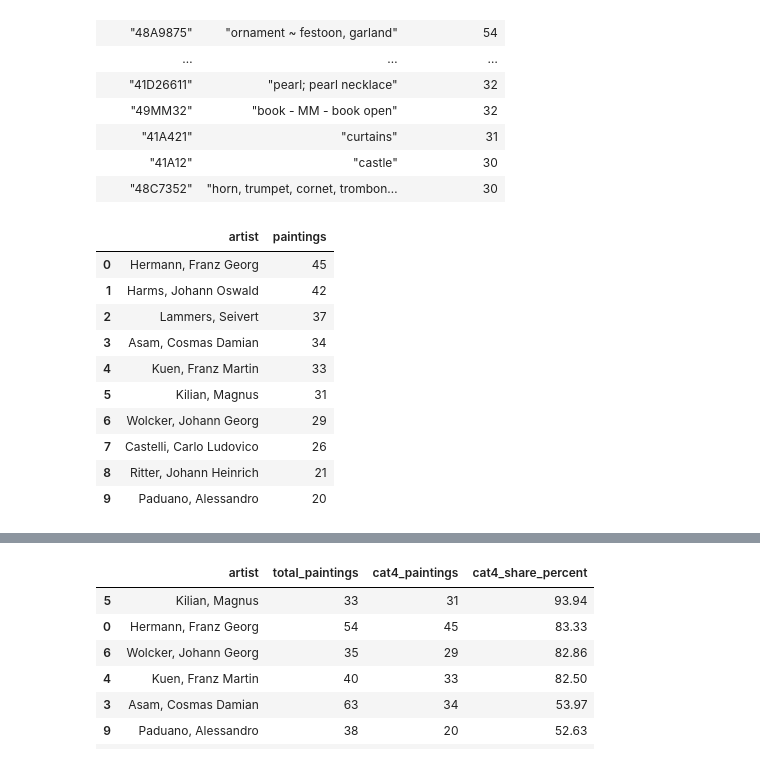
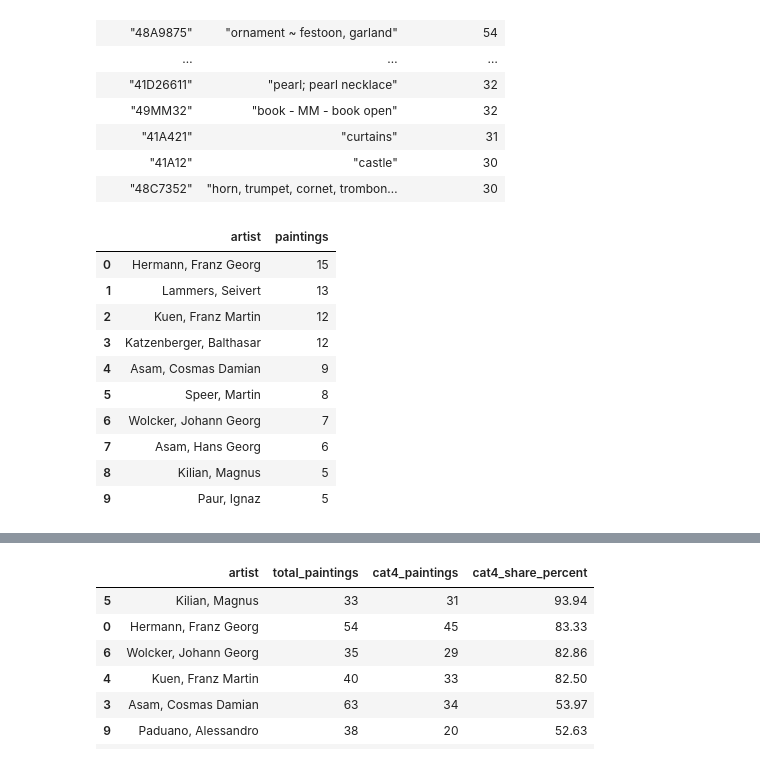
Before and after one commit to ThanosDrossos/course-data-stories-baroque, a Jupyter notebook: src/docs/story/CbDD/DataStory_Baroque_DuckDB.ipynb, the cells around one changed output, grey strips where cells are left out. Cells and saved outputs as stored; diff of their text form; code cells hidden in the pictures.

```diff
--- a/src/docs/story/CbDD/DataStory_Baroque_DuckDB.ipynb
+++ b/src/docs/story/CbDD/DataStory_Baroque_DuckDB.ipynb
@@ -3800,38 +3800,38 @@ shape: (20, 3)
 # %%
 ##try to get an overview of TOP1 -> top 10 painters
 
 top10_society_artists = con.execute("""
 WITH cat4_paintings AS (
   SELECT DISTINCT ps.nfdi_uri
   FROM painting_subjects ps
   JOIN subjects s ON ps.subject_uri = s.subject_uri
   WHERE s.subject_source = 'ICONCLASS'
-    AND REGEXP_EXTRACT(s.subject_uri, 'iconclass\\.org/([^/]+)', 1) LIKE '4%'
+    AND REGEXP_EXTRACT(s.subject_uri, 'iconclass\\.org/([^/]+)', 1) LIKE '45%'
 )
 SELECT
   pp.person_name AS artist,
   COUNT(DISTINCT pp.nfdi_uri) AS paintings
 FROM painting_persons pp
 JOIN cat4_paintings c ON c.nfdi_uri = pp.nfdi_uri
 WHERE pp.role = 'PAINTER'
 GROUP BY pp.person_name
 ORDER BY paintings DESC
 LIMIT 10
 """).fetchdf()
 
 top10_society_artists
 # %% [output]
 |  | artist | paintings |
-| 0 | Hermann, Franz Georg | 45 |
-| 1 | Harms, Johann Oswald | 42 |
-| 2 | Lammers, Seivert | 37 |
-| 3 | Asam, Cosmas Damian | 34 |
-| 4 | Kuen, Franz Martin | 33 |
-| 5 | Kilian, Magnus | 31 |
-| 6 | Wolcker, Johann Georg | 29 |
-| 7 | Castelli, Carlo Ludovico | 26 |
-| 8 | Ritter, Johann Heinrich | 21 |
-| 9 | Paduano, Alessandro | 20 |
+| 0 | Hermann, Franz Georg | 15 |
+| 1 | Lammers, Seivert | 13 |
+| 2 | Kuen, Franz Martin | 12 |
+| 3 | Katzenberger, Balthasar | 12 |
+| 4 | Asam, Cosmas Damian | 9 |
+| 5 | Speer, Martin | 8 |
+| 6 | Wolcker, Johann Georg | 7 |
+| 7 | Asam, Hans Georg | 6 |
+| 8 | Kilian, Magnus | 5 |
+| 9 | Paur, Ignaz | 5 |
 # %%
 society_overview = con.execute("""
 WITH cat4_paintings AS (
```
Also changed, not shown: parts of 9 cells of this notebook, 4 other files.
